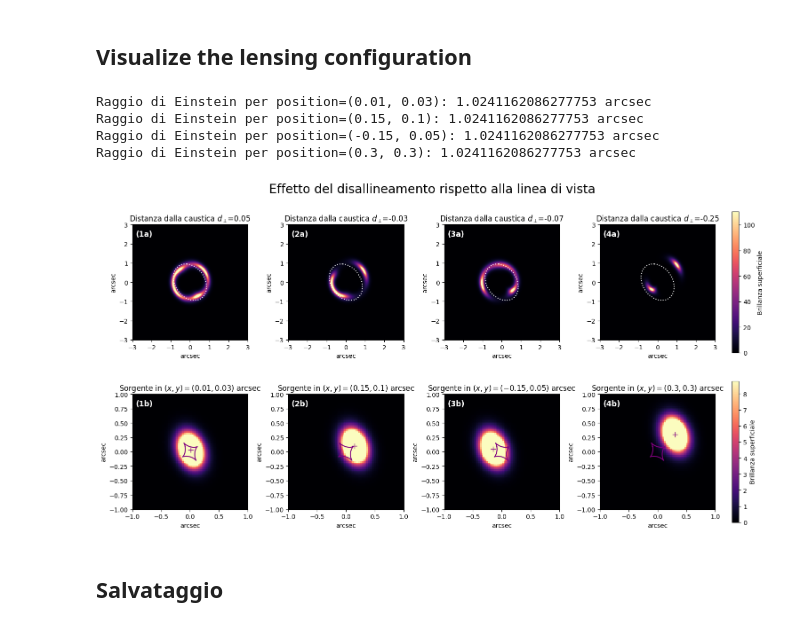
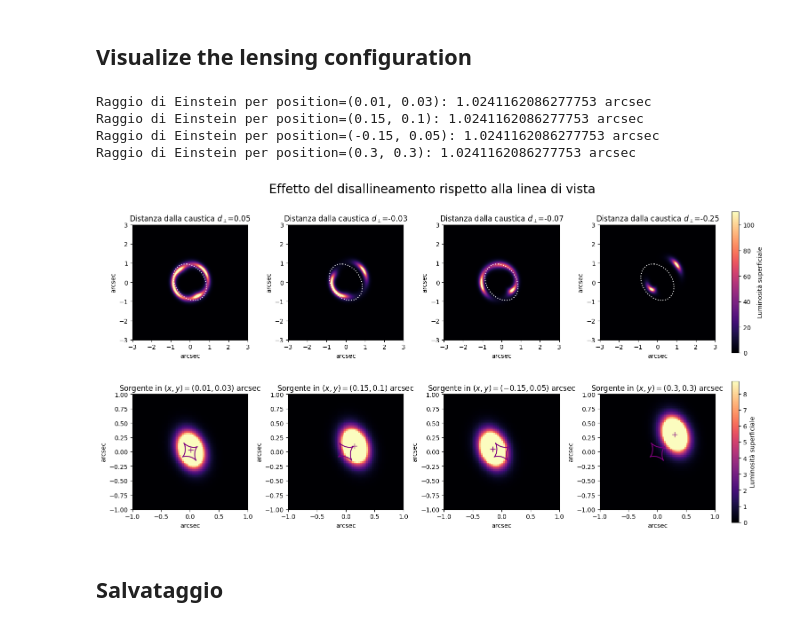
Before and after one commit to Nsab04/bachelor-thesis, a Jupyter notebook: lensing_simulation.ipynb, the cells around one changed output. Cells and saved outputs as stored; diff of their text form; code cells hidden in the pictures.

```diff
--- a/lensing_simulation.ipynb
+++ b/lensing_simulation.ipynb
@@ -309,58 +309,58 @@ for i, position in enumerate(positions):
     markersize=8
 )
 
     print(f"Raggio di Einstein per position={position}: {einstein_radii_2[i]} arcsec")
 
 
 for ax in ax2.flat:
     ax.set_aspect("equal")
 
 cbar0 = fig2.colorbar(
     im0,
     ax=ax2[0, :],
     shrink=0.85,
     pad=0.02
 )
-cbar0.set_label("Brillanza superficiale")
+cbar0.set_label("Luminosità superficiale")
 
 cbar1 = fig2.colorbar(
     im1,
     ax=ax2[1, :],
     shrink=0.85,
     pad=0.02
 )
-cbar1.set_label("Brillanza superficiale")
+cbar1.set_label("Luminosità superficiale")
 
-labels_a = ["(1a)", "(2a)", "(3a)", "(4a)"]
-labels_b = ["(1b)", "(2b)", "(3b)", "(4b)"]
+# labels_a = ["(1a)", "(2a)", "(3a)", "(4a)"]
+# labels_b = ["(1b)", "(2b)", "(3b)", "(4b)"]
 
-for i, lab in enumerate(labels_a):
-    ax2[0,i].text(
-        0.03, 0.95,
-        lab,
-        transform=ax2[0,i].transAxes,
-        color="white",
-        fontsize=12,
-        fontweight="bold",
-        va="top"
-    )
+# for i, lab in enumerate(labels_a):
+#     ax2[0,i].text(
+#         0.03, 0.95,
+#         lab,
+#         transform=ax2[0,i].transAxes,
+#         color="white",
+#         fontsize=12,
+#         fontweight="bold",
+#         va="top"
+#     )
 
-for i, lab in enumerate(labels_b):
-    ax2[1,i].text(
-        0.03, 0.95,
-        lab,
-        transform=ax2[1,i].transAxes,
-        color="white",
-        fontsize=12,
-        fontweight="bold",
-        va="top"
-    )
+# for i, lab in enumerate(labels_b):
+#     ax2[1,i].text(
+#         0.03, 0.95,
+#         lab,
+#         transform=ax2[1,i].transAxes,
+#         color="white",
+#         fontsize=12,
+#         fontweight="bold",
+#         va="top"
+#     )
 # %% [output]
 Raggio di Einstein per position=(0.01, 0.03): 1.0241162086277753 arcsec
 Raggio di Einstein per position=(0.15, 0.1): 1.0241162086277753 arcsec
 Raggio di Einstein per position=(-0.15, 0.05): 1.0241162086277753 arcsec
 Raggio di Einstein per position=(0.3, 0.3): 1.0241162086277753 arcsec
-[figure, old version]
+[figure, new version]
 # %% [markdown]
 ## Salvataggio
 # %%
```
Also changed, not shown: parts of 3 cells of this notebook, 5 other files.
